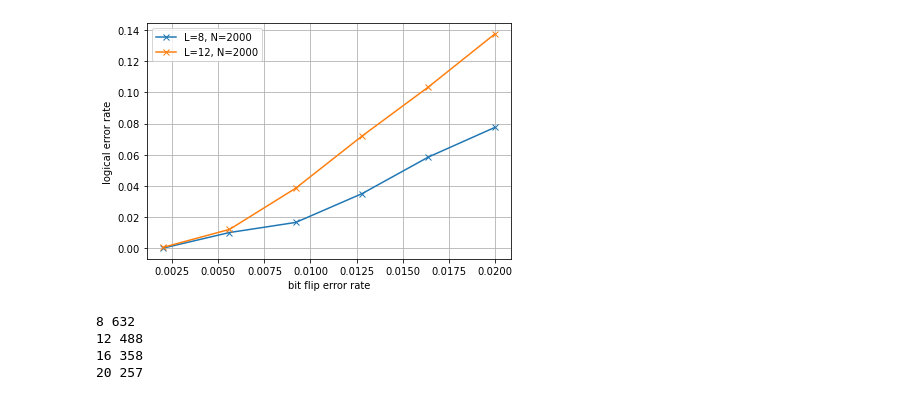
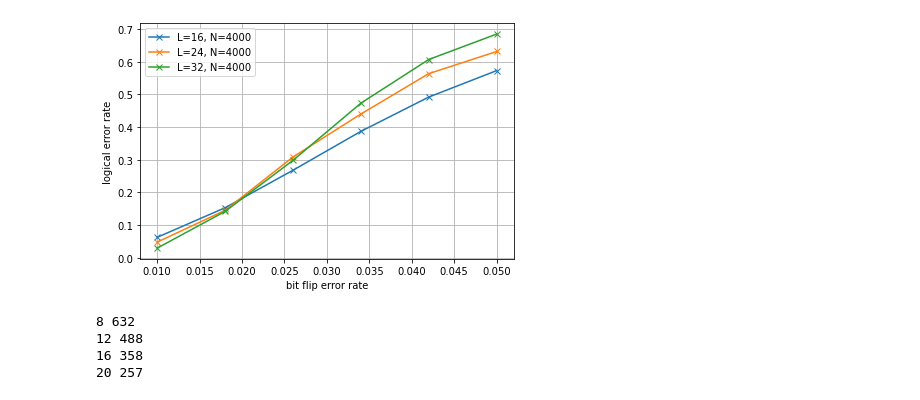
Before and after one commit to hassan-shap/quantum-emitter, a Jupyter notebook: pp_threshold_loss_toric.ipynb, the cells around one changed output. Saved outputs shown, nothing was run; the diff lists cells and outputs as text; code cells hidden in the pictures.

```diff
--- a/pp_threshold_loss_toric.ipynb
+++ b/pp_threshold_loss_toric.ipynb
@@ -3,13 +3,45 @@ import numpy as np
 import os
 import matplotlib.pyplot as plt
 # %%
-repeat = 1
-L_list = [8,12]
-# L_list = [16,24,32]
+repeat = 4
+# L_list = [8,12,16,24,32]
+L_list = [16,24,32]
 prob_l = 0.4
 
 plt.figure(1)#,figsize=(5,3))
 for i_L, L in enumerate(L_list):
+    first = True
+    for i_rep in range(repeat):
+        if prob_l ==0.2:
+            fname = "data_loss_toric/" + "L_%d_i_%d.npz" % (L,i_rep)
+        else:
+            # fname = "data_loss_toric/" + "p_%.2f_L_%d_i_%d.npz" % (prob_l,L,i_rep)
+            fname = "data_loss_toric/" + "p_%.2f_L_%d_i_%d_new2.npz" % (prob_l,L,i_rep)
+        if os.path.exists(fname):
+            npz_file = np.load(fname)
+            pz_list, loss_prob, fail_prob_z, Nrep_loss, Nrep_flip = npz_file['pz_list'], npz_file['loss_prob'], npz_file['fail_prob_z'], npz_file['Nrep_loss'], npz_file['Nrep_flip']
+            if first :
+                first = False
+                fail_prob_avg = np.zeros(len(pz_list))
+                loss_prob_avg = 0
+                Ntot_loss = 0
+                Ntot_flip = 0
+                Ntot = 0
+            fail_prob_avg += (fail_prob_z+0*loss_prob)
+            loss_prob_avg += loss_prob
+            # Ntot_loss += Nrep_loss
+            # Ntot_flip += Nrep_flip
+            Ntot += Nrep_loss#*(Nrep_loss-loss_prob)+loss_prob
+    # failure_ratio = fail_prob_avg/(Ntot_flip*(Ntot_loss-loss_prob_avg))
+    if not first:
+        # print(L, loss_prob_avg/Ntot)
+        failure_ratio = fail_prob_avg/Ntot
+        loss_ratio = loss_prob_avg/Ntot
+        # Ntot = Ntot_flip*(Ntot_loss-loss_prob)+loss_prob
+        plt.plot(pz_list,failure_ratio,"x-", color="C%d" % (i_L), label="L=%d, N=%d" % (L,Ntot))
+        # plt.plot(pz_list,loss_ratio+0*pz_list,"--", color="C%d" % (i_L))
+        # plt.plot(pz_list,failure_ratio,"x-", label="L=%d" % (L))
+
     first = True
     for i_rep in range(repeat):
         if prob_l ==0.2:
@@ -23,39 +55,37 @@ for i_L, L in enumerate(L_list):
             if first :
                 first = False
                 fail_prob_avg = np.zeros(len(pz_list))
                 loss_prob_avg = 0
                 Ntot_loss = 0
                 Ntot_flip = 0
                 Ntot = 0
-            fail_prob_avg += (fail_prob_z+loss_prob)
+            fail_prob_avg += (fail_prob_z+0*loss_prob)
             loss_prob_avg += loss_prob
             # Ntot_loss += Nrep_loss
             # Ntot_flip += Nrep_flip
             Ntot += Nrep_loss#*(Nrep_loss-loss_prob)+loss_prob
     # failure_ratio = fail_prob_avg/(Ntot_flip*(Ntot_loss-loss_prob_avg))
     if not first:
         # print(L, loss_prob_avg/Ntot)
         failure_ratio = fail_prob_avg/Ntot
         loss_ratio = loss_prob_avg/Ntot
         # Ntot = Ntot_flip*(Ntot_loss-loss_prob)+loss_prob
-        plt.plot(pz_list,failure_ratio,"x-", color="C%d" % (i_L), label="L=%d, N=%d" % (L,Ntot))
-        # plt.plot(pz_list,loss_ratio+0*pz_list,"--", color="C%d" % (i_L))
-        # plt.plot(pz_list,failure_ratio,"x-", label="L=%d" % (L))
+        # plt.plot(pz_list,failure_ratio,"x-", color="C%d" % (i_L), label="L=%d, N=%d" % (L,Ntot))
 
 plt.legend()
-# plt.ylim([0.05,0.75])
+# plt.ylim([3e-3,0.75])
 # plt.xticks(np.arange(0.08,0.131,0.01))
 # plt.xticks(np.arange(0.06,0.1,0.01))
 # plt.yscale("log")
 plt.grid()
 plt.xlabel("bit flip error rate")
 plt.ylabel("logical error rate")
 plt.legend()
 plt.tight_layout()
 # plt.savefig("figs/loss_%.2f_toric_threshold.pdf" % (prob_l))
 plt.show()
 # %% [output]
-[figure, old version]
+[figure, new version]
 # %%
 repeat = 4
 L_list = [8,12,16,20]
```
Also changed, not shown: 33 other files.
